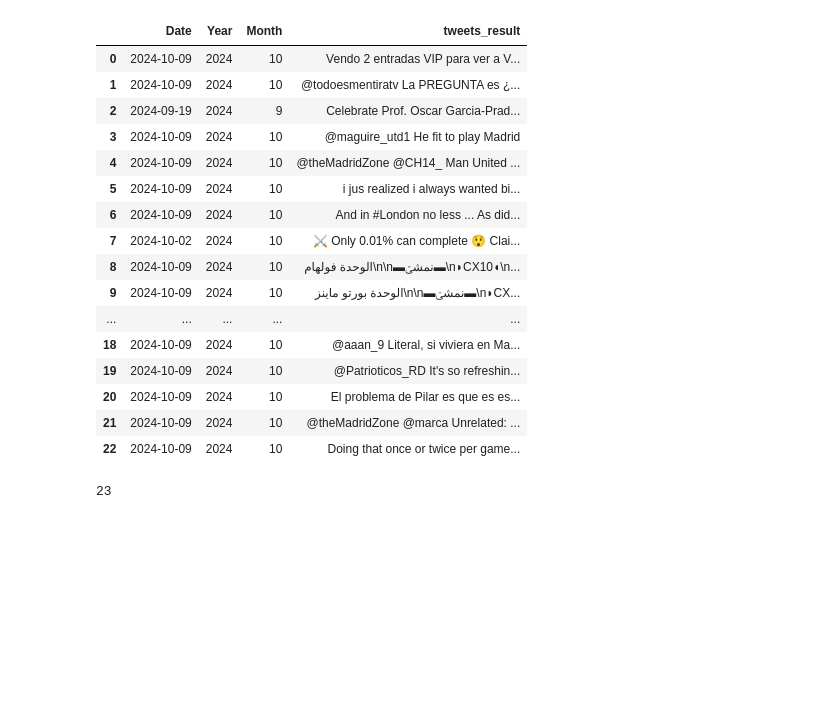
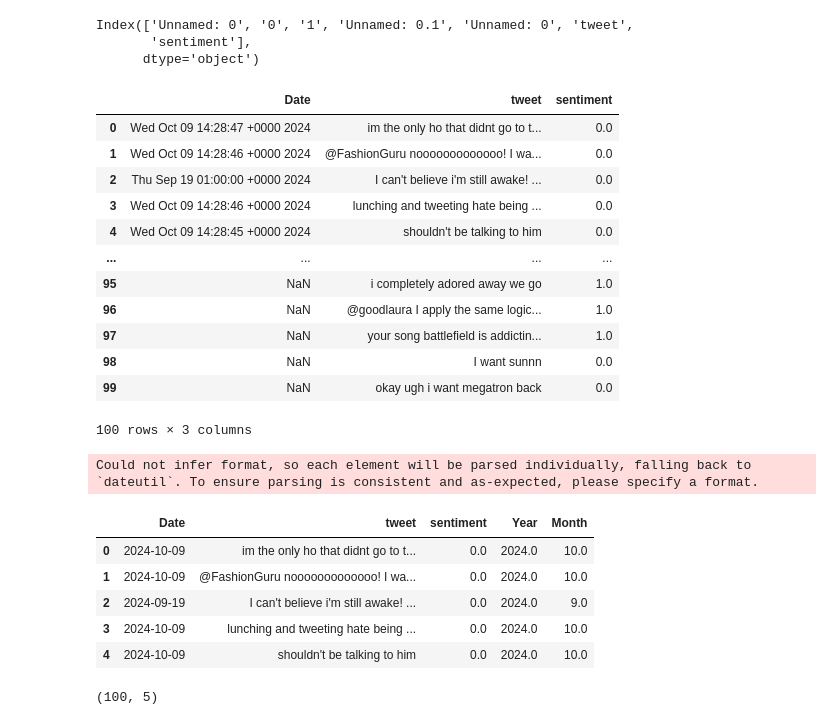
Before and after one commit to 4GeeksAcademy/Final-Project---Luis-Augustin-Ale, a Jupyter notebook: agus_temporal/pruebas.ipynb, the cells around one changed output. Cells and saved outputs as stored; diff of their text form; code cells hidden in the pictures; blank space fills up the shorter version.

```diff
--- a/agus_temporal/pruebas.ipynb
+++ b/agus_temporal/pruebas.ipynb
@@ -3,4 +3,6 @@ import pandas as pd
 from datetime import datetime
 import plotly.express as px
 # %%
-df = pd.read_csv('aux_prueba.csv')
+df1 = pd.read_csv('aux_prueba.csv')
+df2 = pd.read_csv('sample_para_dashboard_prueba.csv')
+df1.shape
@@ -6,0 +22,2 @@ df = pd.read_csv('aux_prueba.csv')
+# %%
+df = pd.concat((df1,df2),axis=1) #solo para hacer pruebas
@@ -7,32 +33,43 @@ df = pd.read_csv('aux_prueba.csv')
+# %%
+df.columns
+# %% [output]
+Index(['Unnamed: 0', '0', '1', 'Unnamed: 0.1', 'Unnamed: 0', 'tweet',
+       'sentiment'],
+      dtype='object')
+# %%
+df = df.drop(['Unnamed: 0.1','Unnamed: 0', 'Unnamed: 0', '1'],axis=1)
+# %%
+df.rename(columns={'0':'Date'},inplace=True)
+df
+# %% [output]
+|  | Date | tweet | sentiment |
+| 0 | Wed Oct 09 14:28:47 +0000 2024 | im the only ho that didnt go to t... | 0.0 |
+| 1 | Wed Oct 09 14:28:46 +0000 2024 | @FashionGuru nooooooooooooo! I wa... | 0.0 |
+| 2 | Thu Sep 19 01:00:00 +0000 2024 | I can't believe i'm still awake! ... | 0.0 |
+| 3 | Wed Oct 09 14:28:46 +0000 2024 | lunching and tweeting hate being ... | 0.0 |
+| 4 | Wed Oct 09 14:28:45 +0000 2024 | shouldn't be talking to him | 0.0 |
+| ... | ... | ... | ... |
+| 95 | NaN | i completely adored away we go | 1.0 |
+| 96 | NaN | @goodlaura I apply the same logic... | 1.0 |
+| 97 | NaN | your song battlefield is addictin... | 1.0 |
+| 98 | NaN | I want sunnn | 0.0 |
+| 99 | NaN | okay ugh i want megatron back | 0.0 |
+100 rows × 3 columns
 # %%
-df['Date'] = pd.to_datetime(df['0'])
+df['Date'] = pd.to_datetime(df['Date'])
 df['Year'] = df['Date'].dt.year
 df['Month'] = df['Date'].dt.month
 df['Date'] = df['Date'].dt.date
-df['tweets_result'] = df['1']
-df = df.drop(['Unnamed: 0','0','1'],axis=1)
-
-df
+df.head()
 # %% [output]
+Could not infer format, so each element will be parsed individually, falling back to `dateutil`. To ensure parsing is consistent and as-expected, please specify a format.
-|  | Date | Year | Month | tweets_result |
-| 0 | 2024-10-09 | 2024 | 10 | Vendo 2 entradas VIP para ver a V... |
-| 1 | 2024-10-09 | 2024 | 10 | @todoesmentiratv La PREGUNTA es ¿... |
-| 2 | 2024-09-19 | 2024 | 9 | Celebrate Prof. Oscar Garcia-Prad... |
-| 3 | 2024-10-09 | 2024 | 10 | @maguire_utd1 He fit to play Madrid |
-| 4 | 2024-10-09 | 2024 | 10 | @theMadridZone @CH14_ Man United ... |
-| 5 | 2024-10-09 | 2024 | 10 | i jus realized i always wanted bi... |
-| 6 | 2024-10-09 | 2024 | 10 | And in #London no less ... As did... |
-| 7 | 2024-10-02 | 2024 | 10 | ⚔️ Only 0.01% can complete 😲 Clai... |
-| 8 | 2024-10-09 | 2024 | 10 | الوحدة فولهام\n\n▬نمشؾ▬\n◗CX10◖\n... |
-| 9 | 2024-10-09 | 2024 | 10 | الوحدة بورتو ماينز\n\n▬نمشؾ▬\n◗CX... |
-| ... | ... | ... | ... | ... |
-| 18 | 2024-10-09 | 2024 | 10 | @aaan_9 Literal, si viviera en Ma... |
-| 19 | 2024-10-09 | 2024 | 10 | @Patrioticos_RD It's so refreshin... |
-| 20 | 2024-10-09 | 2024 | 10 | El problema de Pilar es que es es... |
-| 21 | 2024-10-09 | 2024 | 10 | @theMadridZone @marca Unrelated: ... |
-| 22 | 2024-10-09 | 2024 | 10 | Doing that once or twice per game... |
+|  | Date | tweet | sentiment | Year | Month |
+| 0 | 2024-10-09 | im the only ho that didnt go to t... | 0.0 | 2024.0 | 10.0 |
+| 1 | 2024-10-09 | @FashionGuru nooooooooooooo! I wa... | 0.0 | 2024.0 | 10.0 |
+| 2 | 2024-09-19 | I can't believe i'm still awake! ... | 0.0 | 2024.0 | 9.0 |
+| 3 | 2024-10-09 | lunching and tweeting hate being ... | 0.0 | 2024.0 | 10.0 |
+| 4 | 2024-10-09 | shouldn't be talking to him | 0.0 | 2024.0 | 10.0 |
-# %%
-words_count = df.tweets_result.count()
-words_count
-# %% [output]
-23
+# %%
+df.shape
+# %% [output]
+(100, 5)
```
Also changed, not shown: parts of 12 cells of this notebook.
